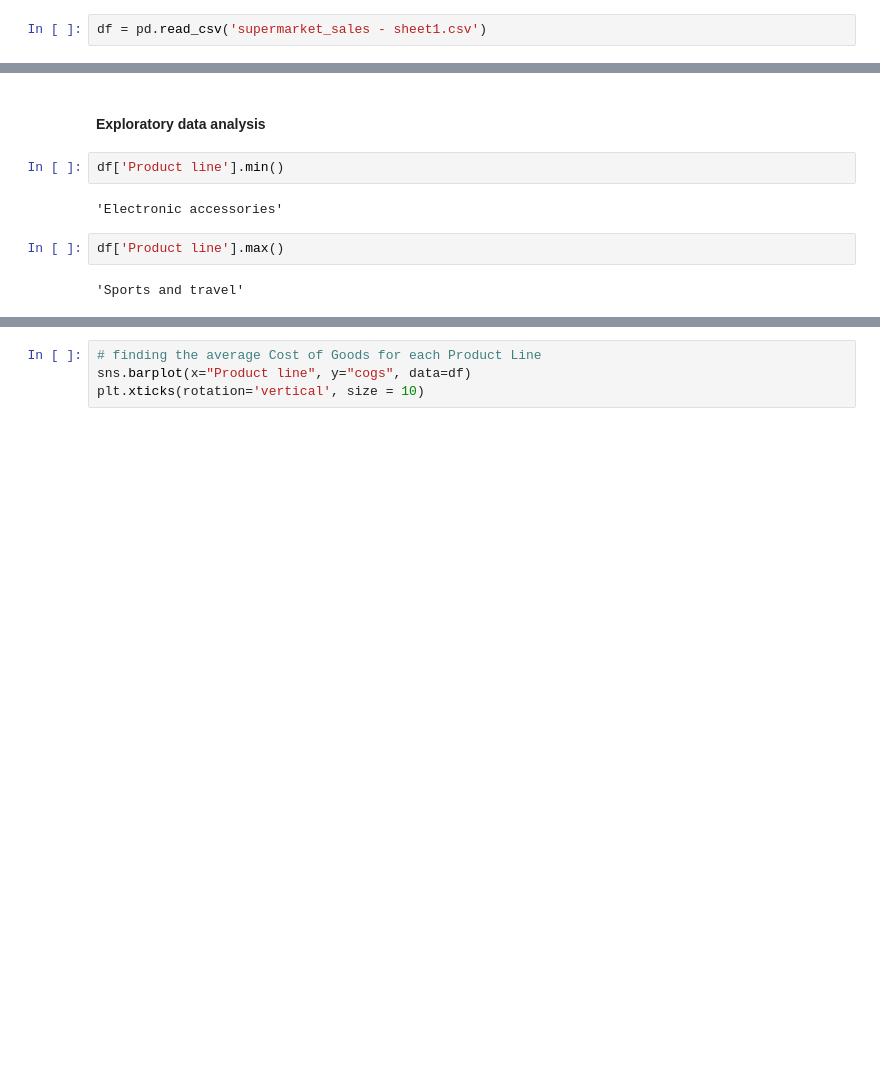
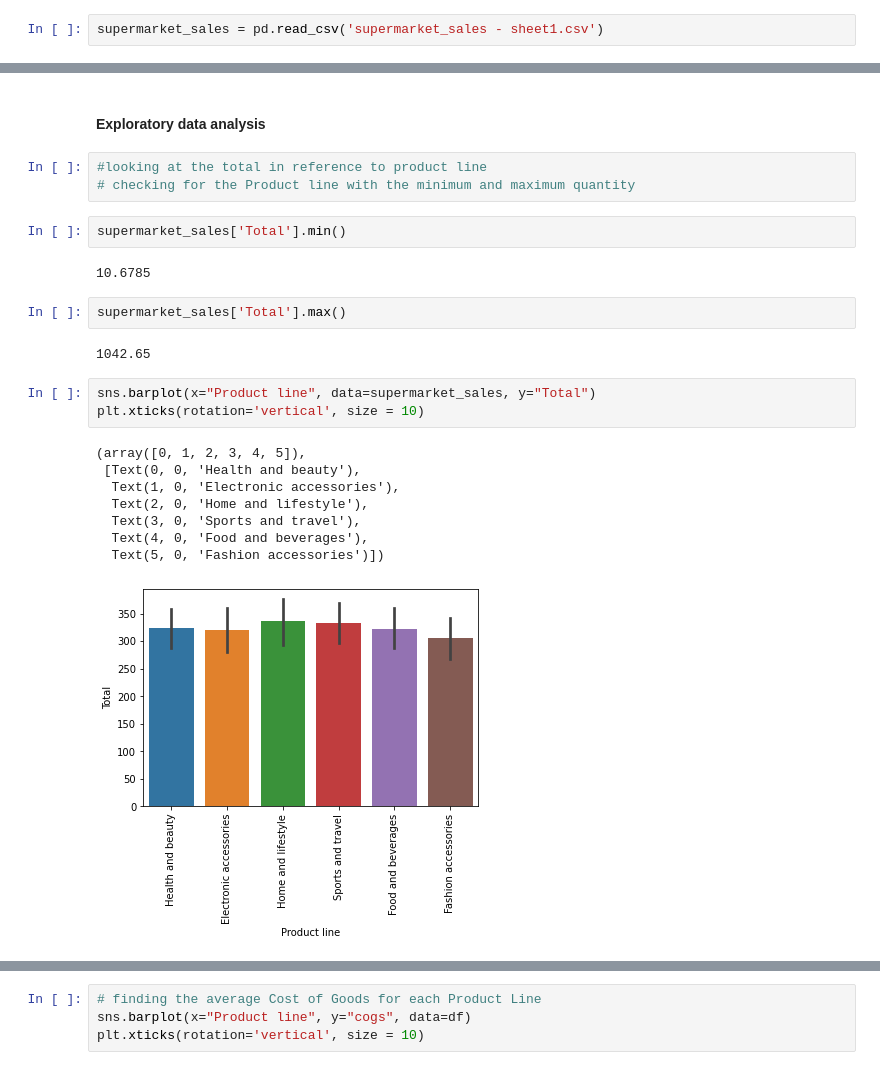
Before and after one commit to mogullet/group-4, a Jupyter notebook: supermarket sales1.ipynb, the cells around one changed output, grey strips where cells are left out. Cells and saved outputs as stored; diff of their text form; blank space fills up the shorter version.

```diff
--- a/supermarket sales1.ipynb
+++ b/supermarket sales1.ipynb
@@ -20,4 +20,4 @@ import seaborn as sns
 # %% [markdown]
 <h4> Importing dataset
 # %%
-df = pd.read_csv('supermarket_sales - sheet1.csv')
+supermarket_sales = pd.read_csv('supermarket_sales - sheet1.csv')
@@ -139,11 +139,26 @@ df.describe
 [1000 rows x 17 columns]>
 # %% [markdown]
 <h4> Exploratory data analysis
-# %%
-df['Product line'].min()
-# %% [output]
-'Electronic accessories'
-# %%
-df['Product line'].max()
-# %% [output]
-'Sports and travel'
+# %%
+#looking at the total in reference to product line
+# checking for the Product line with the minimum and maximum quantity
+# %%
+supermarket_sales['Total'].min()
+# %% [output]
+10.6785
+# %%
+supermarket_sales['Total'].max()
+# %% [output]
+1042.65
+# %%
+sns.barplot(x="Product line", data=supermarket_sales, y="Total")
+plt.xticks(rotation='vertical', size = 10)
+# %% [output]
+(array([0, 1, 2, 3, 4, 5]),
+ [Text(0, 0, 'Health and beauty'),
+  Text(1, 0, 'Electronic accessories'),
+  Text(2, 0, 'Home and lifestyle'),
+  Text(3, 0, 'Sports and travel'),
+  Text(4, 0, 'Food and beverages'),
+  Text(5, 0, 'Fashion accessories')])
+[figure, added]
```
Also changed, not shown: parts of 25 cells of this notebook.
